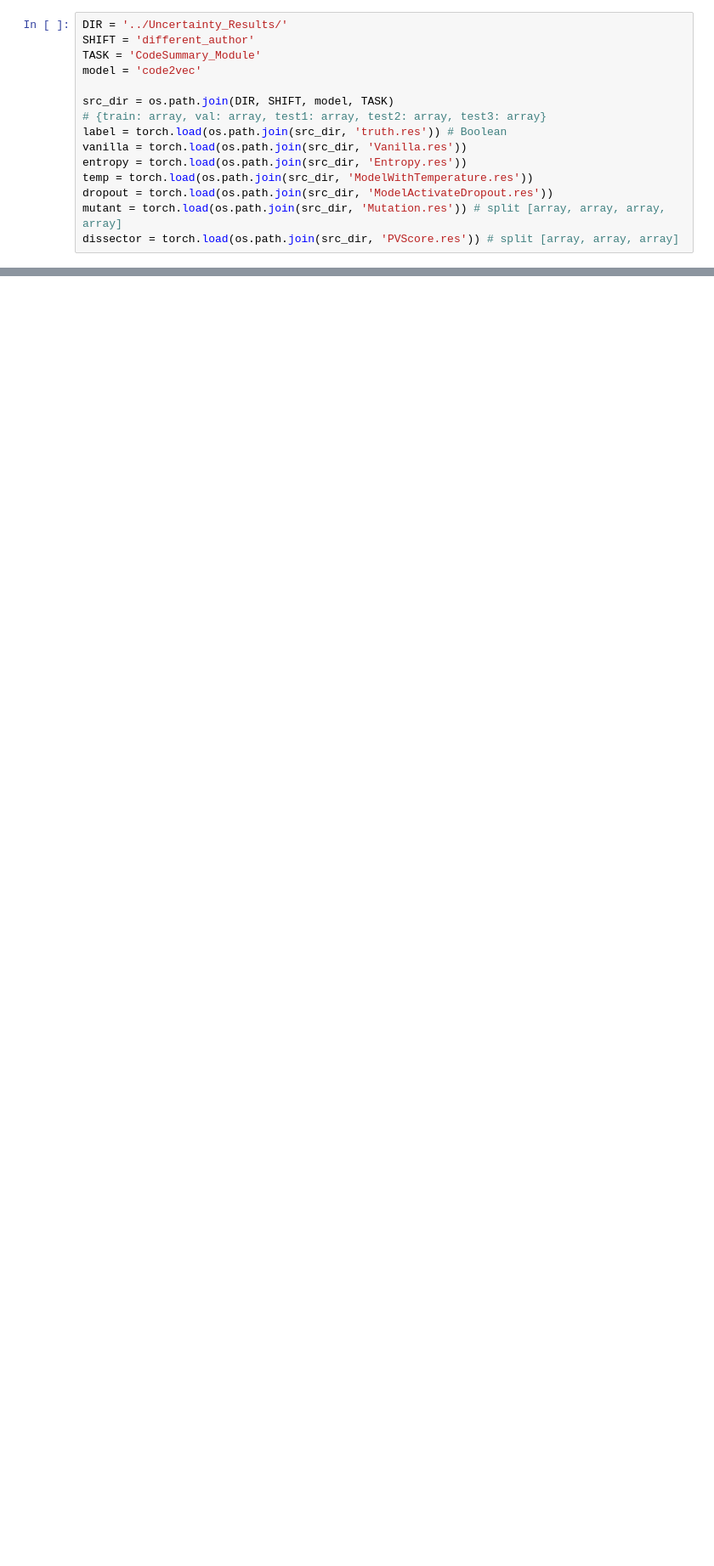
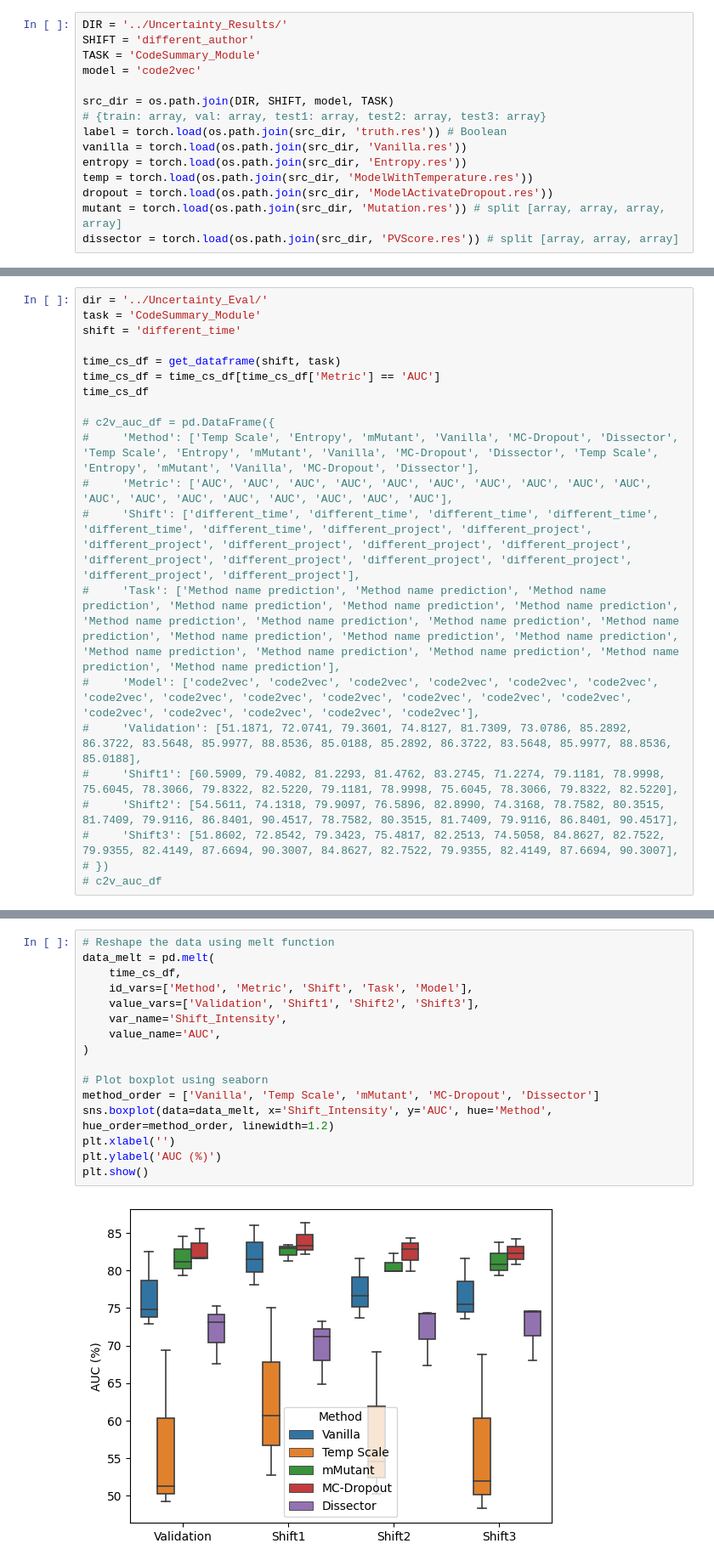
Before and after one commit to yul091/UncertaintyPL, a Jupyter notebook: notebooks/uncertainty_eval.ipynb, the cells around one changed output, grey strips where cells are left out. Shown at 85% size. Drawn from its saved outputs; the diff is of its cells as text; blank space fills up the shorter version.

Commit message:
plot misclassification detection

```diff
--- a/notebooks/uncertainty_eval.ipynb
+++ b/notebooks/uncertainty_eval.ipynb
@@ -21,0 +124,21 @@ dissector = torch.load(os.path.join(src_dir, 'PVScore.res')) # split [array, arr
+# %%
+dir = '../Uncertainty_Eval/'
+task = 'CodeSummary_Module'
+shift = 'different_time'
+
+time_cs_df = get_dataframe(shift, task)
+time_cs_df = time_cs_df[time_cs_df['Metric'] == 'AUC']
+time_cs_df
+
+# c2v_auc_df = pd.DataFrame({
+#     'Method': ['Temp Scale', 'Entropy', 'mMutant', 'Vanilla', 'MC-Dropout', 'Dissector', 'Temp Scale', 'Entropy', 'mMutant', 'Vanilla', 'MC-Dropout', 'Dissector', 'Temp Scale', 'Entropy', 'mMutant', 'Vanilla', 'MC-Dropout', 'Dissector'],
+#     'Metric': ['AUC', 'AUC', 'AUC', 'AUC', 'AUC', 'AUC', 'AUC', 'AUC', 'AUC', 'AUC', 'AUC', 'AUC', 'AUC', 'AUC', 'AUC', 'AUC', 'AUC', 'AUC'],
+#     'Shift': ['different_time', 'different_time', 'different_time', 'different_time', 'different_time', 'different_time', 'different_project', 'different_project', 'different_project', 'different_project', 'different_project', 'different_project', 'different_project', 'different_project', 'different_project', 'different_project', 'different_project', 'different_project'],
+#     'Task': ['Method name prediction', 'Method name prediction', 'Method name prediction', 'Method name prediction', 'Method name prediction', 'Method name prediction', 'Method name prediction', 'Method name prediction', 'Method name prediction', 'Method name prediction', 'Method name prediction', 'Method name prediction', 'Method name prediction', 'Method name prediction', 'Method name prediction', 'Method name prediction', 'Method name prediction', 'Method name prediction'],
+#     'Model': ['code2vec', 'code2vec', 'code2vec', 'code2vec', 'code2vec', 'code2vec', 'code2vec', 'code2vec', 'code2vec', 'code2vec', 'code2vec', 'code2vec', 'code2vec', 'code2vec', 'code2vec', 'code2vec', 'code2vec', 'code2vec'],
+#     'Validation': [51.1871, 72.0741, 79.3601, 74.8127, 81.7309, 73.0786, 85.2892, 86.3722, 83.5648, 85.9977, 88.8536, 85.0188, 85.2892, 86.3722, 83.5648, 85.9977, 88.8536, 85.0188],
+#     'Shift1': [60.5909, 79.4082, 81.2293, 81.4762, 83.2745, 71.2274, 79.1181, 78.9998, 75.6045, 78.3066, 79.8322, 82.5220, 79.1181, 78.9998, 75.6045, 78.3066, 79.8322, 82.5220],
+#     'Shift2': [54.5611, 74.1318, 79.9097, 76.5896, 82.8990, 74.3168, 78.7582, 80.3515, 81.7409, 79.9116, 86.8401, 90.4517, 78.7582, 80.3515, 81.7409, 79.9116, 86.8401, 90.4517],
+#     'Shift3': [51.8602, 72.8542, 79.3423, 75.4817, 82.2513, 74.5058, 84.8627, 82.7522, 79.9355, 82.4149, 87.6694, 90.3007, 84.8627, 82.7522, 79.9355, 82.4149, 87.6694, 90.3007],
+# })
+# c2v_auc_df
@@ -21,0 +163,18 @@ dissector = torch.load(os.path.join(src_dir, 'PVScore.res')) # split [array, arr
+# %%
+# Reshape the data using melt function
+data_melt = pd.melt(
+    time_cs_df,
+    id_vars=['Method', 'Metric', 'Shift', 'Task', 'Model'],
+    value_vars=['Validation', 'Shift1', 'Shift2', 'Shift3'],
+    var_name='Shift_Intensity',
+    value_name='AUC',
+)
+
+# Plot boxplot using seaborn
+method_order = ['Vanilla', 'Temp Scale', 'mMutant', 'MC-Dropout', 'Dissector']
+sns.boxplot(data=data_melt, x='Shift_Intensity', y='AUC', hue='Method', hue_order=method_order, linewidth=1.2)
+plt.xlabel('')
+plt.ylabel('AUC (%)')
+plt.show()
+# %% [output]
+[figure, added]
```
Also changed, not shown: parts of 2 cells of this notebook, 1 other file.
